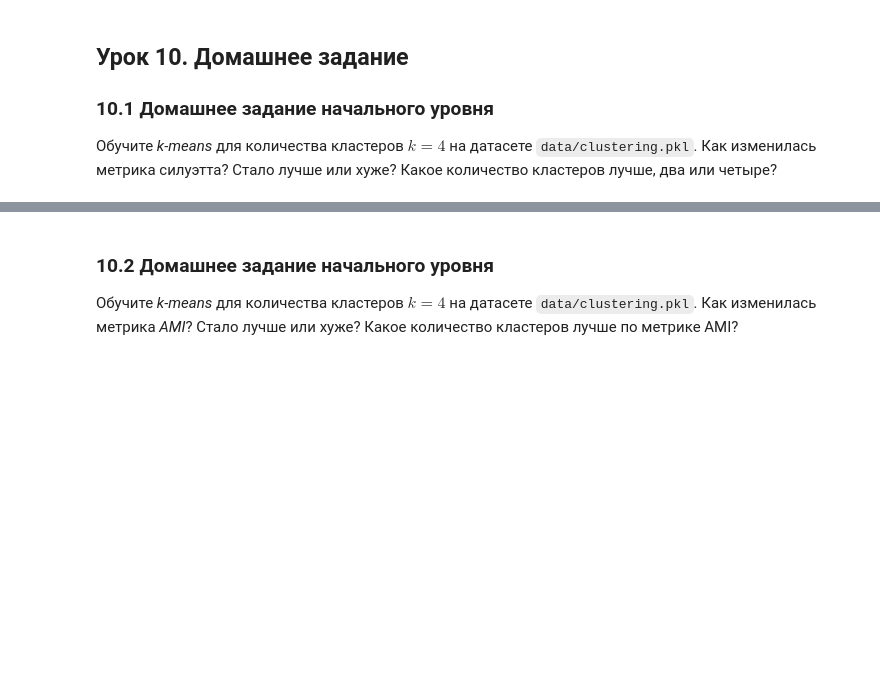
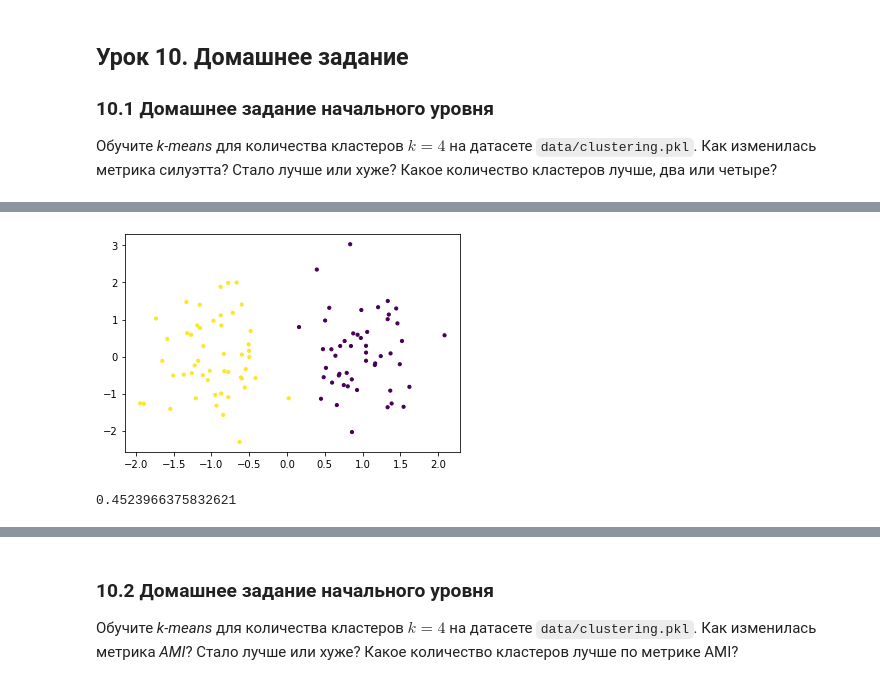
Before and after one commit to vegorovmsk/ml_beginner_level, a Jupyter notebook: 07_clasterization/jun_ml_7_hw_6.ipynb, the cells around one changed output, grey strips where cells are left out. Cells and saved outputs as stored; diff of their text form; code cells hidden in the pictures; blank space fills up the shorter version.

```diff
--- a/07_clasterization/jun_ml_7_hw_6.ipynb
+++ b/07_clasterization/jun_ml_7_hw_6.ipynb
@@ -8,0 +38,11 @@
+# %%
+plt.scatter(X[:, 0], X[:, 1], 10, c=model_2.labels_)
+plt.show()
+# %% [output]
+[figure, added]
+# %%
+model_3 = KMeans(n_clusters=3).fit(X)
+score_3 = silhouette_score(X, model_3.labels_)
+score_3
+# %% [output]
+0.4523966375832621
```
Also changed, not shown: parts of 21 cells of this notebook, 2 other files.
